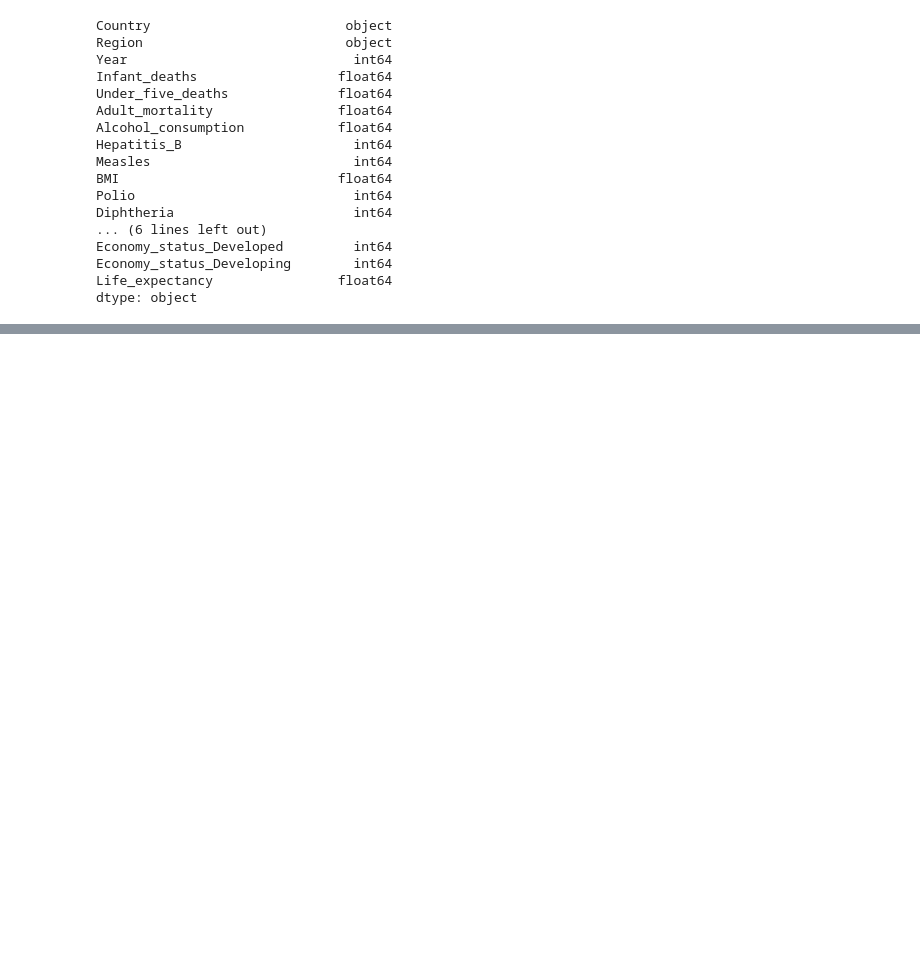
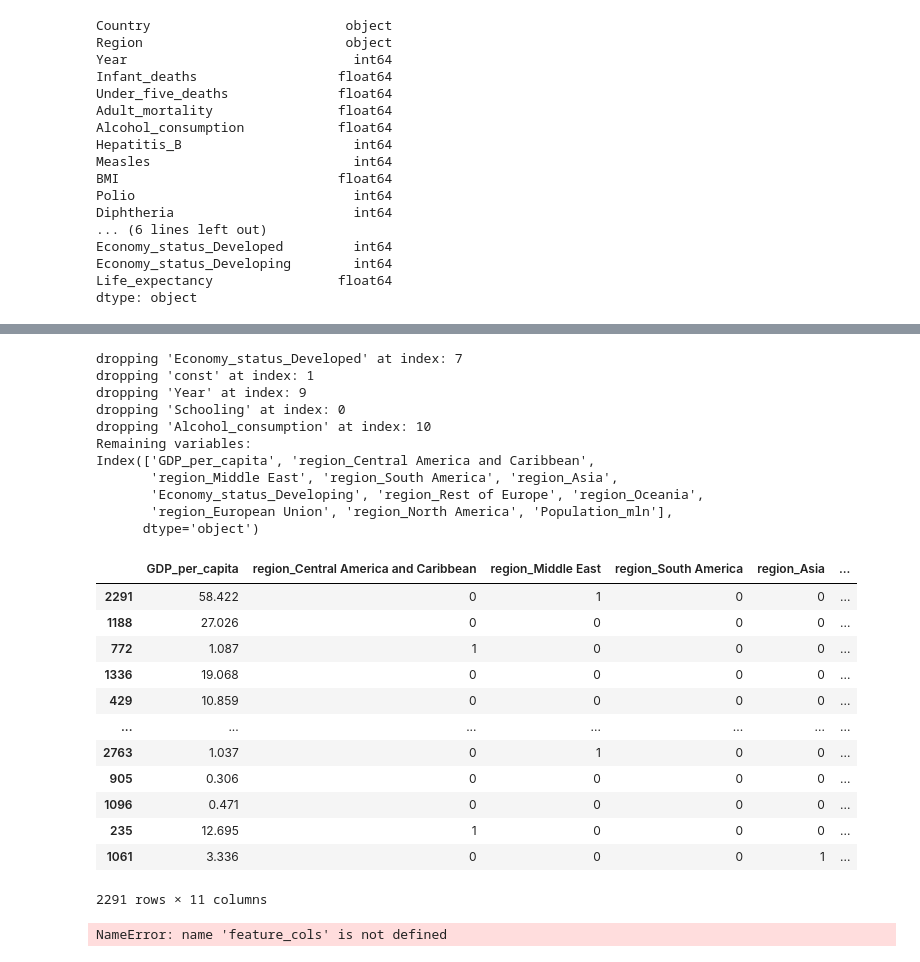
Before and after one commit to sn1218/WHO-Life-Expectancy-Predictive-Model, a Jupyter notebook: Dr_WHO_LinReg.ipynb, the cells around one changed output, grey strips where cells are left out. Cells and saved outputs as stored; diff of their text form; code cells hidden in the pictures; blank space fills up the shorter version.

```diff
--- a/Dr_WHO_LinReg.ipynb
+++ b/Dr_WHO_LinReg.ipynb
@@ -115,0 +215,67 @@ print(rmse)
+# %%
+def calculate_vif(X, thresh = 5.0):
+    variables = list(range(X.shape[1]))
+    dropped = True
+    while dropped:
+        dropped = False
+        # this bit uses list comprehension to gather all the VIF values of the different variables
+        vif = [variance_inflation_factor(X.iloc[:, variables].values, ix)
+               for ix in range(X.iloc[:, variables].shape[1])]
+
+        maxloc = vif.index(max(vif)) # getting the index of the highest VIF value
+        if max(vif) > thresh:
+            print('dropping \'' + X.iloc[:, variables].columns[maxloc] +
+                  '\' at index: ' + str(maxloc))
+            del variables[maxloc] # we delete the highest VIF value on condition that it's higher than the threshold
+            dropped = True # if we deleted anything, we set the 'dropped' value to True to stay in the while loop
+
+    print('Remaining variables:')
+    print(X.columns[variables]) # finally, we print the variables that are still in our set
+    return X.iloc[:, variables] # and return our X cut down to the remaining variables
+
+
+calculate_vif(X_train_fe[cols_ethical_stepwise])
+# %% [output]
+dropping 'Economy_status_Developed' at index: 7
+dropping 'const' at index: 1
+dropping 'Year' at index: 9
+dropping 'Schooling' at index: 0
+dropping 'Alcohol_consumption' at index: 10
+Remaining variables:
+Index(['GDP_per_capita', 'region_Central America and Caribbean',
+       'region_Middle East', 'region_South America', 'region_Asia',
+       'Economy_status_Developing', 'region_Rest of Europe', 'region_Oceania',
+       'region_European Union', 'region_North America', 'Population_mln'],
+      dtype='object')
+|  | GDP_per_capita | region_Central America and Caribbean | region_Middle East | region_South America | region_Asia | ... |
+| 2291 | 58.422 | 0 | 1 | 0 | 0 | ... |
+| 1188 | 27.026 | 0 | 0 | 0 | 0 | ... |
+| 772 | 1.087 | 1 | 0 | 0 | 0 | ... |
+| 1336 | 19.068 | 0 | 0 | 0 | 0 | ... |
+| 429 | 10.859 | 0 | 0 | 0 | 0 | ... |
+| ... | ... | ... | ... | ... | ... | ... |
+| 2763 | 1.037 | 0 | 1 | 0 | 0 | ... |
+| 905 | 0.306 | 0 | 0 | 0 | 0 | ... |
+| 1096 | 0.471 | 0 | 0 | 0 | 0 | ... |
+| 235 | 12.695 | 1 | 0 | 0 | 0 | ... |
+| 1061 | 3.336 | 0 | 0 | 0 | 1 | ... |
+2291 rows × 11 columns
+# %%
+def LinReg(cols):
+    X_train_fe = feature_engineering(X_train)
+    lin_reg = sm.OLS(y_train, X_train_fe[cols])
+    results = lin_reg.fit()
+    y_pred = results.predict(X_train_fe[cols])
+    train_rmse = statsmodels.tools.eval_measures.meanabs(y_train, y_pred)
+    print(f"Training data RMSE:\t{train_rmse}")
+    X_test_fe = feature_engineering(X_test)
+    X_test_fe = X_test_fe[cols]
+    y_test_pred = results.predict(X_test_fe)
+    test_rmse = statsmodels.tools.eval_measures.meanabs(y_test, y_test_pred)
+    print(f"Testing data RMSE:\t{test_rmse}")
+    return results
+
+results = LinReg(feature_cols)
+results.summary()
+# %% [output]
+NameError: name 'feature_cols' is not defined
```
Also changed, not shown: parts of 9 cells of this notebook, 1 other file.
